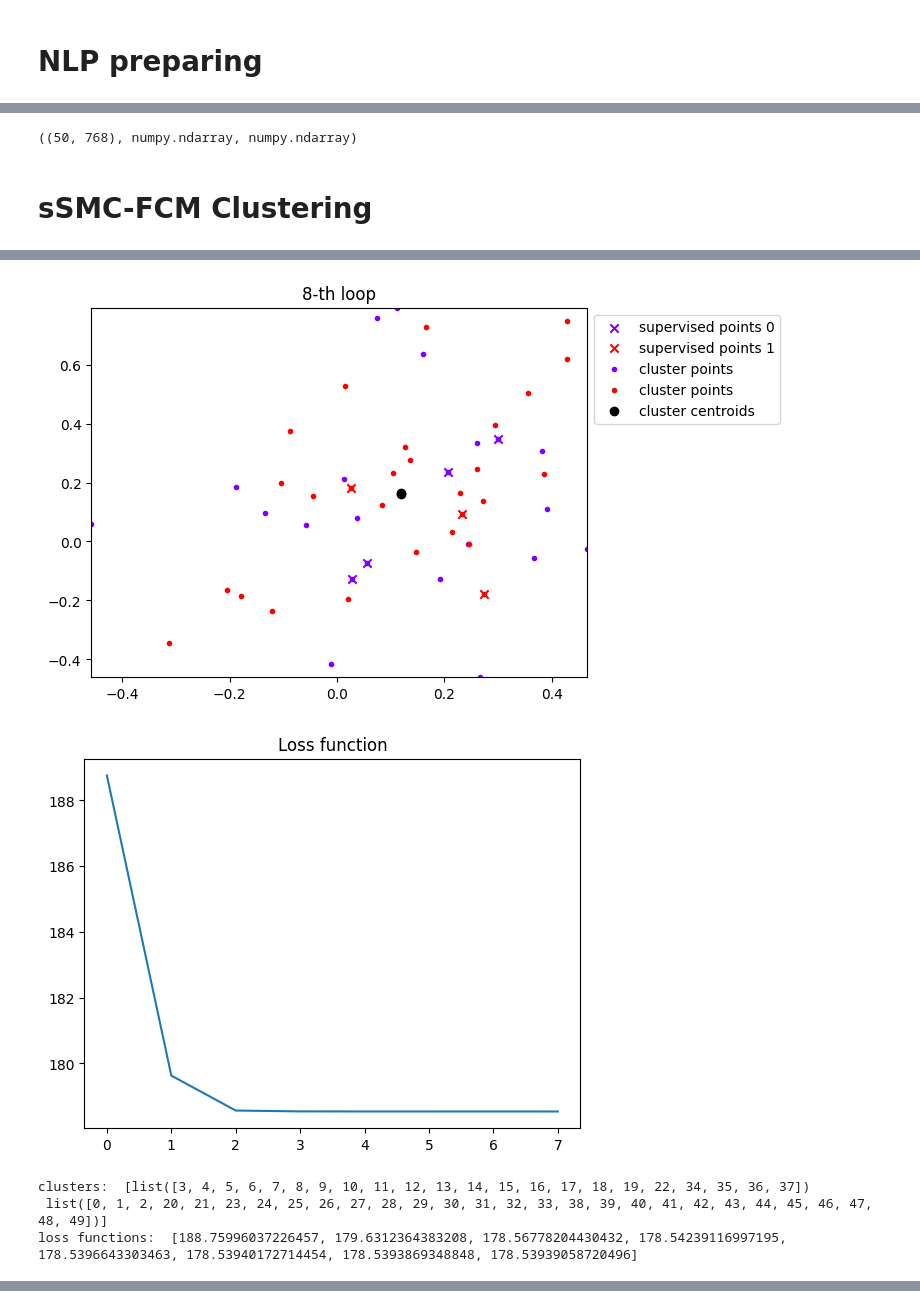
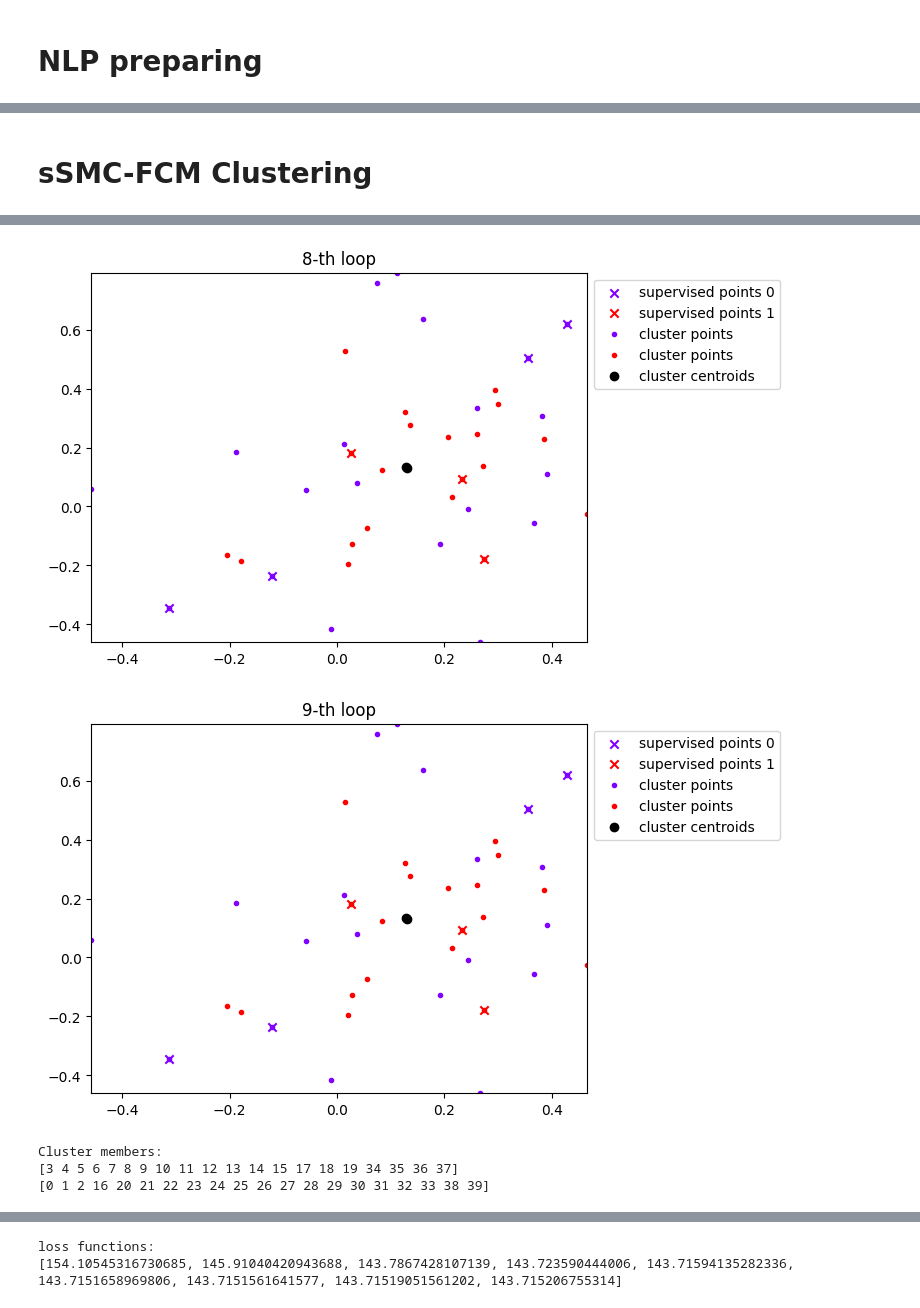
Before and after one commit to hoangtc125/algo-clustering-service, a Jupyter notebook: text_clustering.ipynb, the cells around one changed output, grey strips where cells are left out. Cells and saved outputs as stored; diff of their text form; code cells hidden in the pictures.

```diff
--- a/text_clustering.ipynb
+++ b/text_clustering.ipynb
@@ -71,3 +37,7 @@ stopWordData = "a lô*a ha*ai*ai ai*ai nấy*ai đó*alô*amen*anh*anh ấy*ba*b
+# %%
+fname = 'vn_stopword.txt'
+stopWordData = np.genfromtxt(fname, dtype='str', delimiter='\n', encoding="utf8")
+stopWordData = stopWordData.tolist()
 # %%
 # Tạo các data theo nhóm cùng độ tương đồng để so sánh khoảng cách euclid sau khi vertor hóa
 data = {
@@ -152,16 +122,6 @@ data = {
       "Nếu không biết mặc gì, hãy chọn những item cơ bản và dễ phối đồ như áo trắng, quần jean.",
   ],
   "history": [
-      "Năm 1954, chiến tranh Đông Dương kết thúc với thắng lợi của Việt Nam và đồng minh.",
-      "Năm 1789, cách mạng Pháp bùng nổ với khẩu hiệu 'Tự do, bình đẳng, sự sống'.",
-      "Năm 1066, Trận Hastings diễn ra, đánh dấu sự lật đổ của ngai vàng Anh.",
-      "Năm 1917, Cách mạng Tháng Mười Nga diễn ra, dẫn đến việc lật đổ chế độ hoàng gia.",
-      "Năm 1492, Christopher Columbus khám phá ra châu Mỹ và mở ra thời đại định cư mới.",
-      "Năm 1945, Thế chiến thứ hai kết thúc với thắng lợi của các phe đồng minh.",
-      "Năm 1961, Tổng thống Mỹ John F. Kennedy tuyên bố mục tiêu đưa con người đến mặt trăng.",
-      "Năm 476, Đế quốc La Mã sụp đổ, đánh dấu sự kết thúc của thời kỳ cổ đại châu Âu.",
-      "Năm 1215, Vua John của Anh ký Hiến chương tự do, giới hạn quyền lực của vua.",
-      "Năm 1963, Đại hội đồng Thượng viện Mỹ thông qua Luật Dân quyền.",
       "Năm 1947, Kế hoạch Marshall được đưa ra để hỗ trợ châu Âu phục hồi sau Thế chiến thứ hai.",
       "Năm 1776, Tuyên ngôn độc lập Hoa Kỳ được ký kết.",
       "Năm 1991, Liên Xô tan rã và kết thúc Chiến tranh Lạnh.",
@@ -267,7 +230,3 @@ history: 100.0%
-# %%
-features_set.shape, type(features_set), type(features_set[0])
-# %% [output]
-((50, 768), numpy.ndarray, numpy.ndarray)
 # %% [markdown]
 # sSMC-FCM Clustering
 # %%
@@ -323,9 +281,6 @@ class sSMC_FCM():
       self.__update_centroid(th_loop)
       self.__calculate_loss_function()
       th_loop += 1
-    plt.plot(self.loss_values)
-    plt.title("Loss function")
-    plt.show()
     for idx, membership in enumerate(self.membership):
       id_cluster = np.argmax(membership)
       self.pred_labels[id_cluster].append(idx)
@@ -512,6 +467,18 @@ class sSMC_FCM():
         ])
         for id_point, point in enumerate(self.dataset)
     ]))
+
+  def show_cluster_members(self):
+    print("Cluster members: ")
+    for cluster in self.pred_labels:
+      print(cluster)
+
+  def show_loss_function(self):
+    plt.plot(self.loss_values)
+    plt.title("Loss function")
+    plt.show()
+    print("loss functions: ")
+    print(self.loss_values)
 # %%
 supervised_set = [
     [34, 35, 36, 37],
@@ -519,6 +486,6 @@ supervised_set = [
 ]
 ssmc_fcm = sSMC_FCM(dataset=features_set, n_clusters=len(data), supervised_set=supervised_set)
 ssmc_fcm.clustering()
-print("clusters: ", ssmc_fcm.pred_labels)
-print("loss functions: ", ssmc_fcm.loss_values)
+ssmc_fcm.show_cluster_members()
+ssmc_fcm.show_loss_function()
 # %% [output]
@@ -535,5 +501,5 @@ print("loss functions: ", ssmc_fcm.loss_values)
-[figure, old version]
+[figure, new version]
-[figure, old version]
+[figure, new version]
-clusters:  [list([3, 4, 5, 6, 7, 8, 9, 10, 11, 12, 13, 14, 15, 16, 17, 18, 19, 22, 34, 35, 36, 37])
- list([0, 1, 2, 20, 21, 23, 24, 25, 26, 27, 28, 29, 30, 31, 32, 33, 38, 39, 40, 41, 42, 43, 44, 45, 46, 47, 48, 49])]
-loss functions:  [188.75996037226457, 179.6312364383208, 178.56778204430432, 178.54239116997195, 178.5396643303463, 178.53940172714454, 178.5393869348848, 178.53939058720496]
+Cluster members:
+[3 4 5 6 7 8 9 10 11 12 13 14 15 17 18 19 34 35 36 37]
+[0 1 2 16 20 21 22 23 24 25 26 27 28 29 30 31 32 33 38 39]
@@ -540,3 +507,5 @@ loss functions:  [188.75996037226457, 179.6312364383208, 178.56778204430432, 178
+loss functions:
+[154.10545316730685, 145.91040420943688, 143.7867428107139, 143.723590444006, 143.71594135282336, 143.7151658969806, 143.7151561641577, 143.71519051561202, 143.715206755314]
 # %%
 np.sqrt(np.sum((ssmc_fcm.centroid[0] - ssmc_fcm.centroid[1])**2))
 # %% [output]
```
Also changed, not shown: parts of 10 cells of this notebook, 3 other files.
